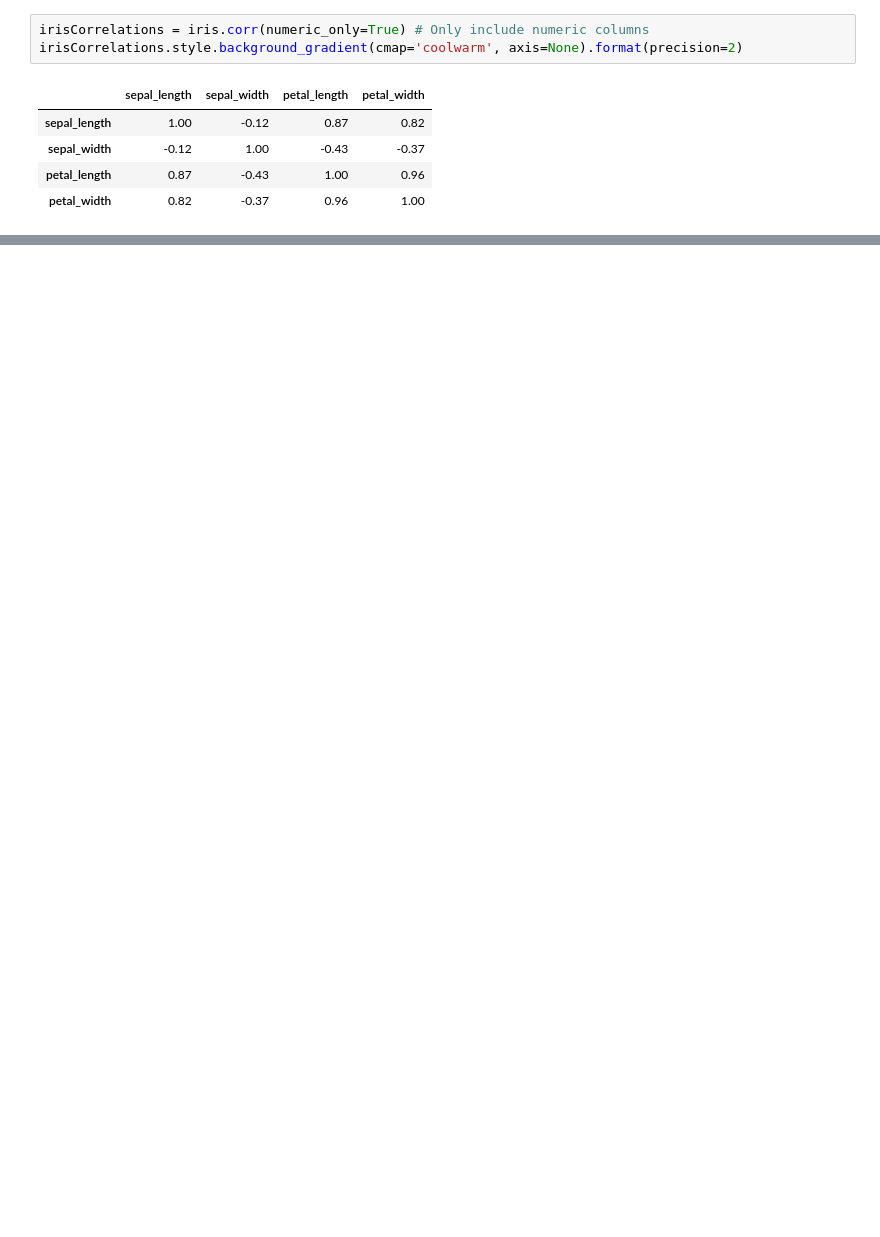
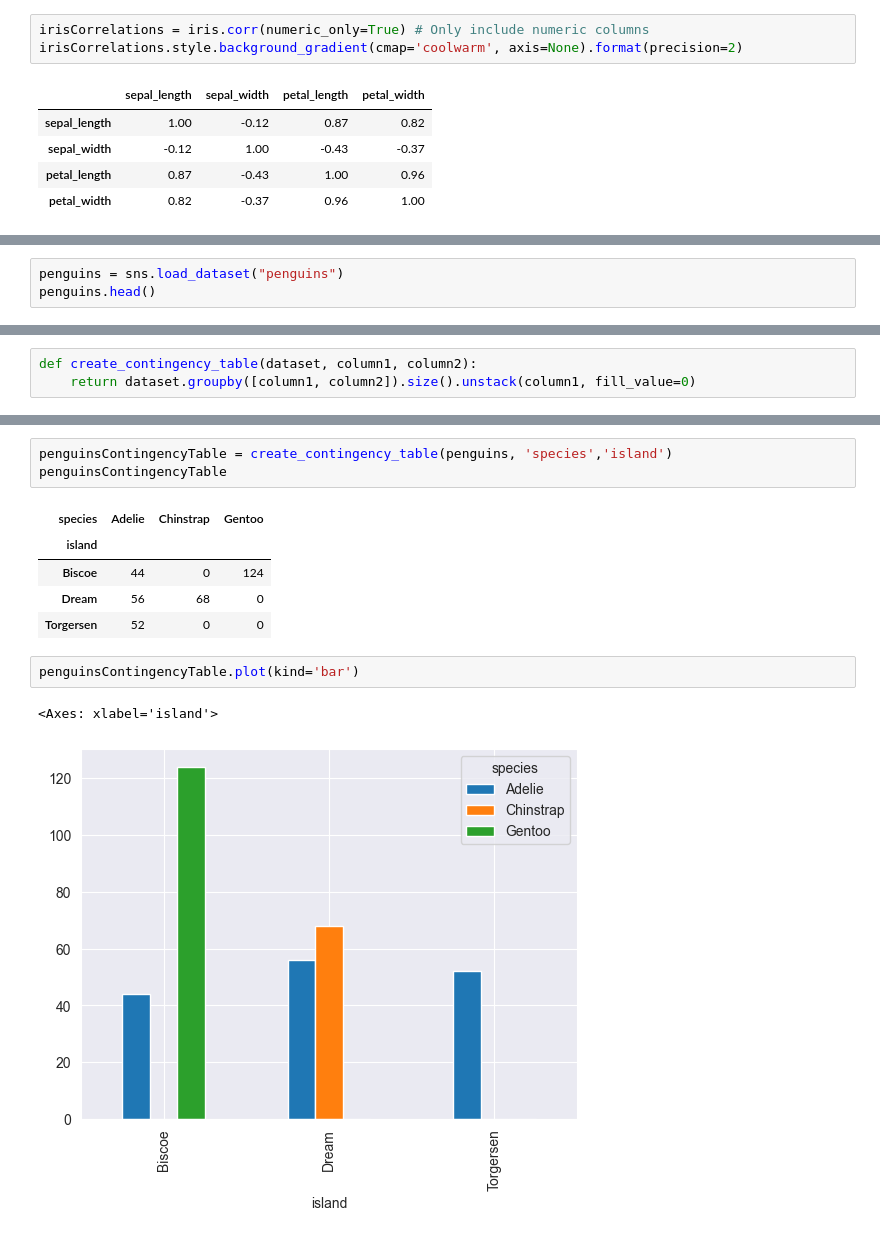
Before and after one commit to oldmartijntje/avans1.4-portfolio, a Jupyter notebook: edu material/personal_documentation.ipynb, the cells around one changed output, grey strips where cells are left out. Cells and saved outputs as stored; diff of their text form; blank space fills up the shorter version.

```diff
--- a/edu material/personal_documentation.ipynb
+++ b/edu material/personal_documentation.ipynb
@@ -218,0 +278,3 @@ irisCorrelations.style.background_gradient(cmap='coolwarm', axis=None).format(pr
+# %%
+penguins = sns.load_dataset("penguins")
+penguins.head()
@@ -218,0 +288,3 @@ irisCorrelations.style.background_gradient(cmap='coolwarm', axis=None).format(pr
+# %%
+def create_contingency_table(dataset, column1, column2):
+    return dataset.groupby([column1, column2]).size().unstack(column1, fill_value=0)
@@ -218,0 +303,14 @@ irisCorrelations.style.background_gradient(cmap='coolwarm', axis=None).format(pr
+# %%
+penguinsContingencyTable = create_contingency_table(penguins, 'species','island')
+penguinsContingencyTable
+# %% [output]
+| species | Adelie | Chinstrap | Gentoo |
+| island |  |  |  |
+| Biscoe | 44 | 0 | 124 |
+| Dream | 56 | 68 | 0 |
+| Torgersen | 52 | 0 | 0 |
+# %%
+penguinsContingencyTable.plot(kind='bar')
+# %% [output]
+<Axes: xlabel='island'>
+[figure, added]
```
Also changed, not shown: parts of 11 cells of this notebook, 1 other file.
